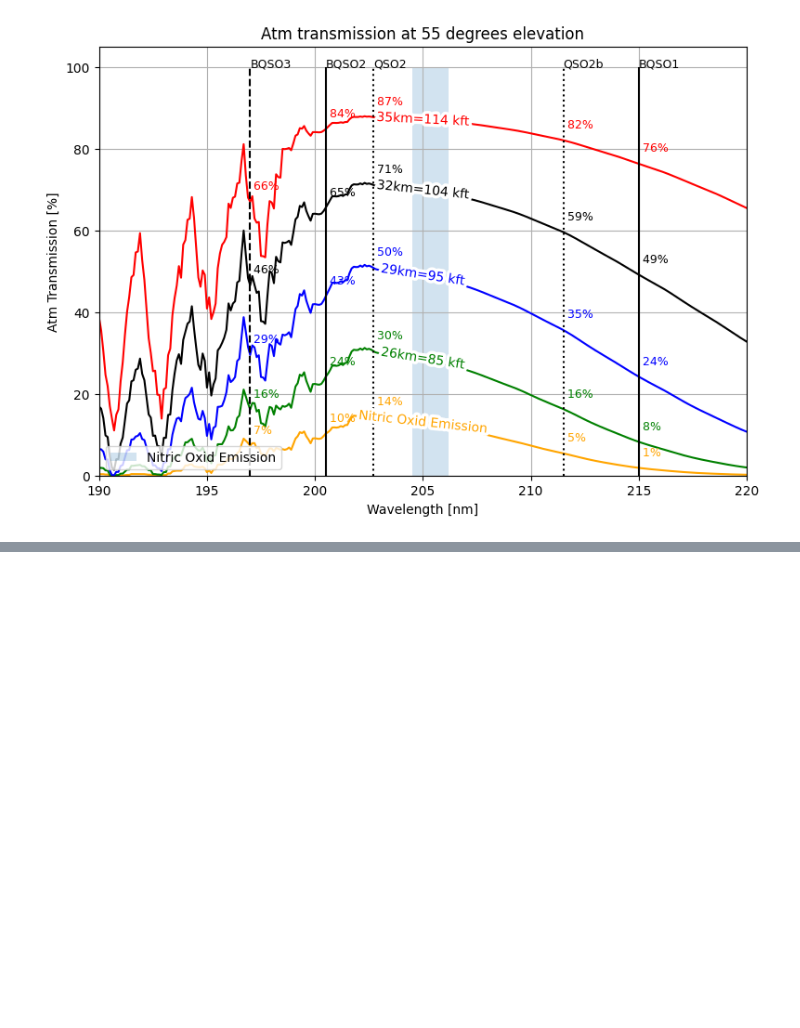
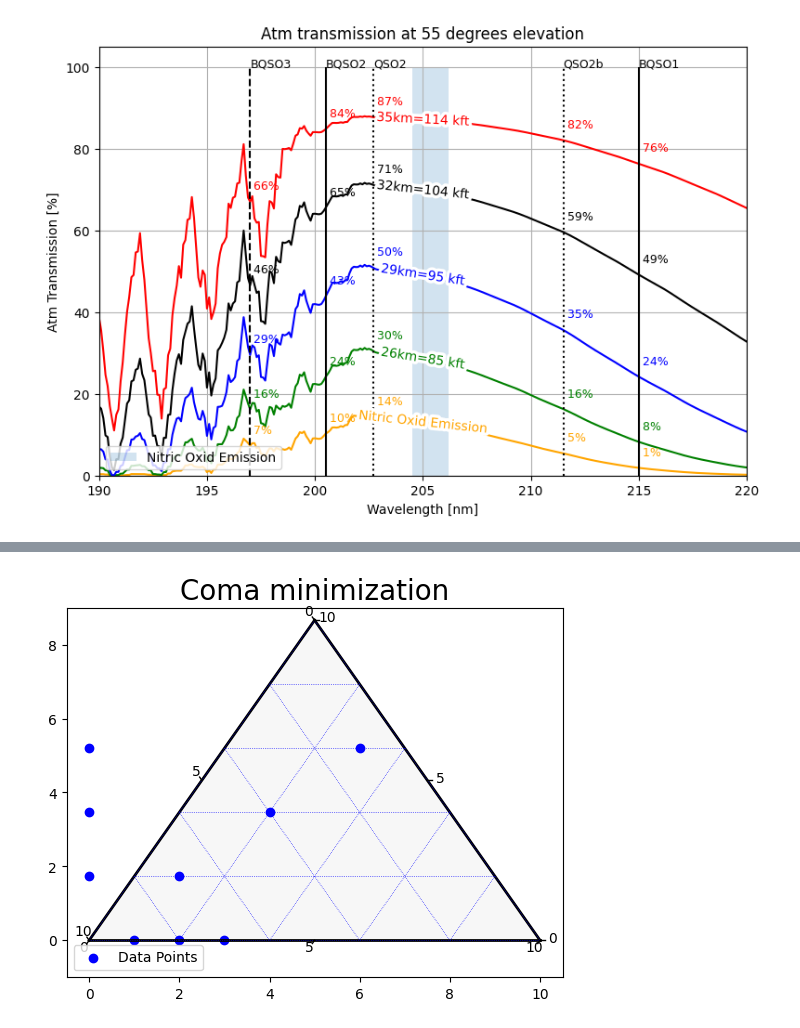
Before and after one commit to vpicouet/pyds9plugin, a Jupyter notebook: pyds9plugin/Macros/FB/Flight/Flight_prep.ipynb, the cells around one changed output, grey strips where cells are left out. Cells and saved outputs as stored; diff of their text form; code cells hidden in the pictures; blank space fills up the shorter version.

```diff
--- a/pyds9plugin/Macros/FB/Flight/Flight_prep.ipynb
+++ b/pyds9plugin/Macros/FB/Flight/Flight_prep.ipynb
@@ -39,0 +70,16 @@ plt.show()
+# %%
+cat = Table.read("/Users/Vincent/Library/CloudStorage/GoogleDrive-vp2376@columbia.edu/.shortcut-targets-by-id/1ZgB7kY-wf7meXrq8v-1vIzor75aRdLDn/FIREBall-2/FB2_2023/instrument_alignment_focusing/THROUGHFOCUS/stack_cat.csv")
+
+import ternary
+tf = np.loadtxt("/Users/Vincent/Library/CloudStorage/OneDrive-CaliforniaInstituteofTechnology/Safari/ABCmoves.txt",skiprows=2)
+scale = 10
+figure, tax = ternary.figure(scale=scale)
+tax.set_title("Coma minimization", fontsize=20)
+tax.boundary(linewidth=2.0)
+tax.gridlines(multiple=2, color="blue")
+tax.scatter(tf, marker='o', color='blue', label='Data Points')
+tax.legend()
+tax.ticks(axis='lbr', linewidth=1, multiple=5)
+tax.show()
+# %% [output]
+[figure, added]
```
Also changed, not shown: parts of 3 cells of this notebook, 14 other files.
